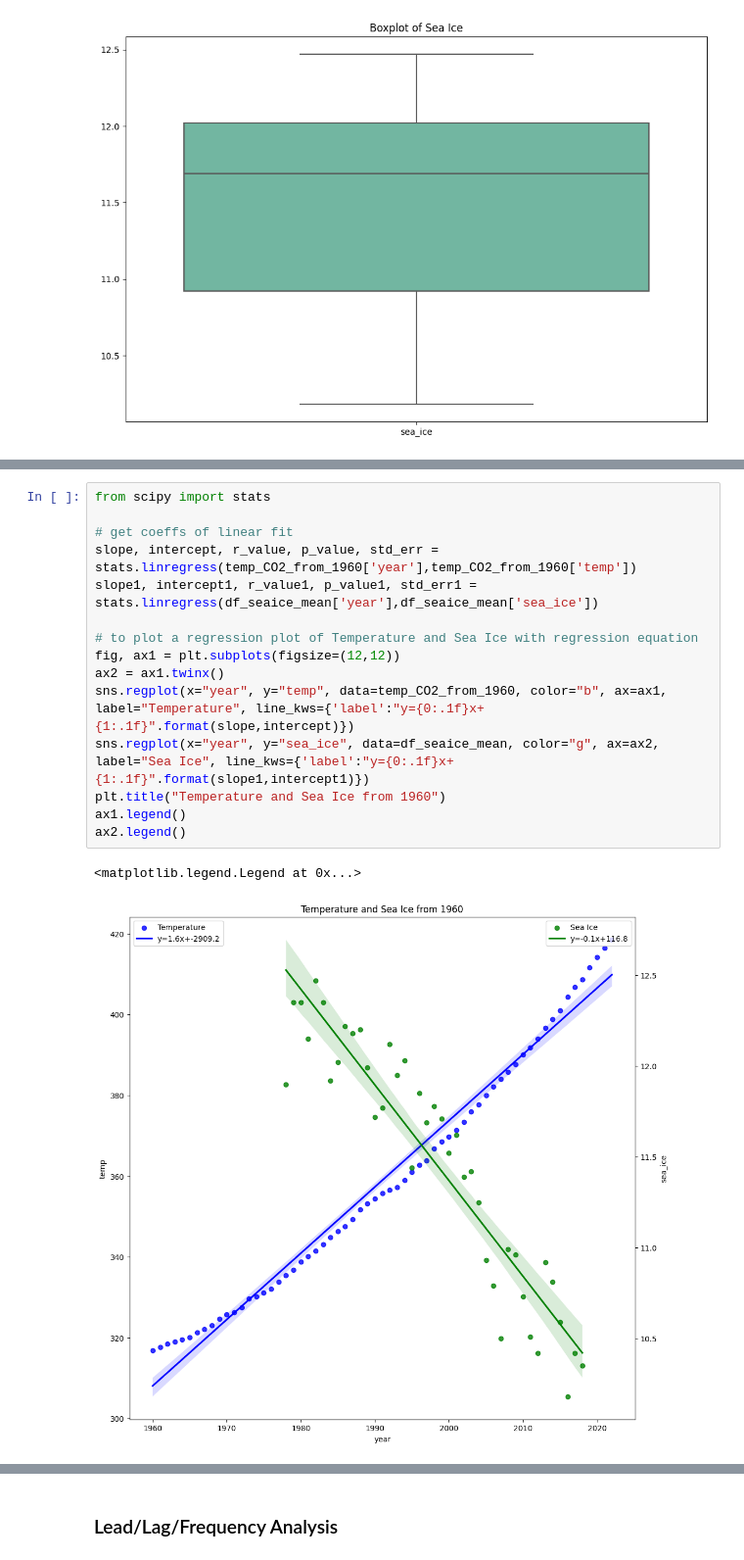
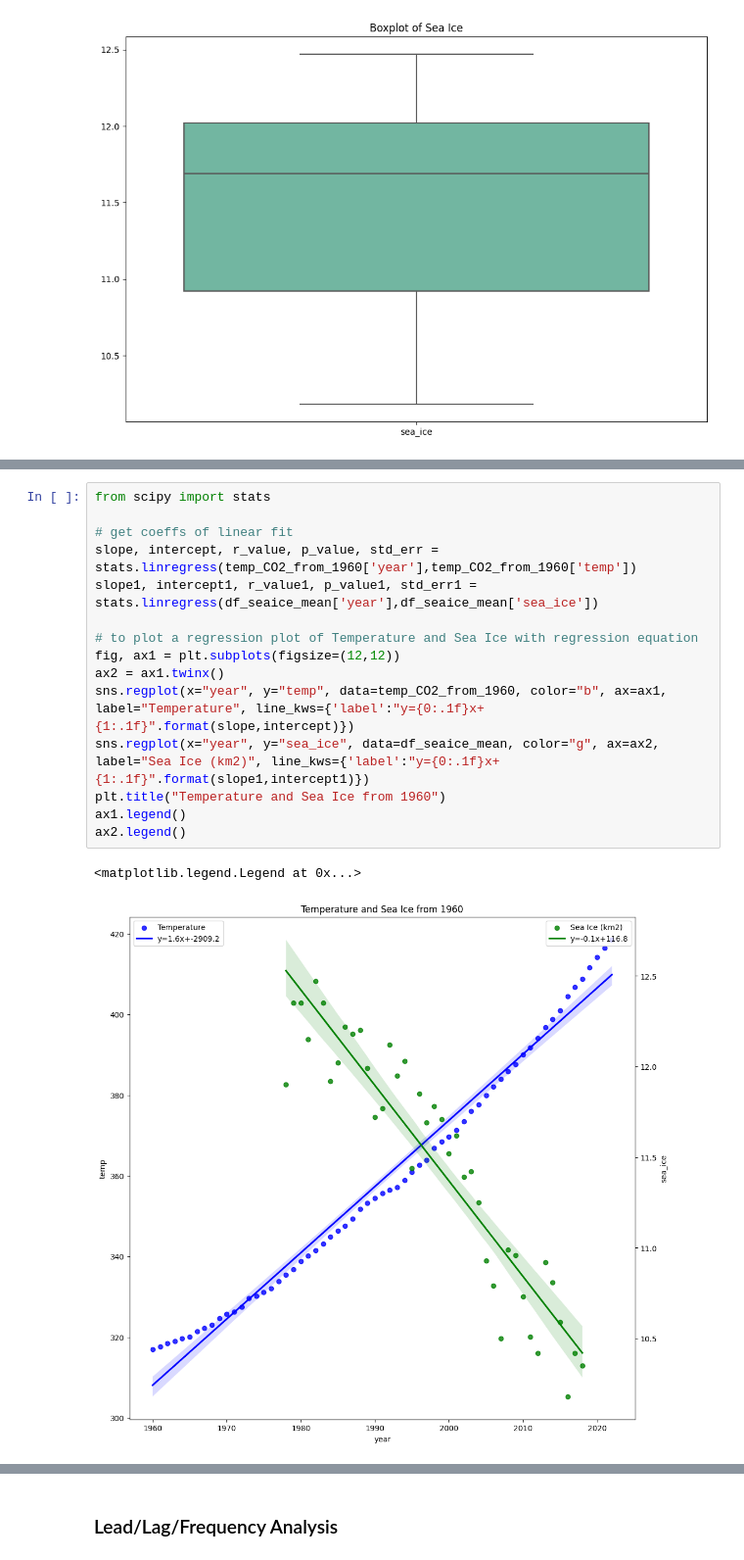
Before and after one commit to rachel-king4/PfDA_Assignment_2, a Jupyter notebook: pfda_assignment_2.ipynb, the cells around one changed output, grey strips where cells are left out. Shown at 98% size. Cells and saved outputs as stored; diff of their text form.

```diff
--- a/pfda_assignment_2.ipynb
+++ b/pfda_assignment_2.ipynb
@@ -717,19 +719,19 @@ plt.legend(loc='upper center')
 # %%
 from scipy import stats
 
 # get coeffs of linear fit
 slope, intercept, r_value, p_value, std_err = stats.linregress(temp_CO2_from_1960['year'],temp_CO2_from_1960['temp'])
 slope1, intercept1, r_value1, p_value1, std_err1 = stats.linregress(df_seaice_mean['year'],df_seaice_mean['sea_ice'])
 
 # to plot a regression plot of Temperature and Sea Ice with regression equation
 fig, ax1 = plt.subplots(figsize=(12,12))
 ax2 = ax1.twinx()
 sns.regplot(x="year", y="temp", data=temp_CO2_from_1960, color="b", ax=ax1, label="Temperature", line_kws={'label':"y={0:.1f}x+{1:.1f}".format(slope,intercept)})
-sns.regplot(x="year", y="sea_ice", data=df_seaice_mean, color="g", ax=ax2, label="Sea Ice", line_kws={'label':"y={0:.1f}x+{1:.1f}".format(slope1,intercept1)})
+sns.regplot(x="year", y="sea_ice", data=df_seaice_mean, color="g", ax=ax2, label="Sea Ice (km2)", line_kws={'label':"y={0:.1f}x+{1:.1f}".format(slope1,intercept1)})
 plt.title("Temperature and Sea Ice from 1960")
 ax1.legend()
 ax2.legend()
 # %% [output]
 <matplotlib.legend.Legend at 0x...>
-[figure, old version]
+[figure, new version]
 # %%
```
Also changed, not shown: parts of 9 cells of this notebook.
